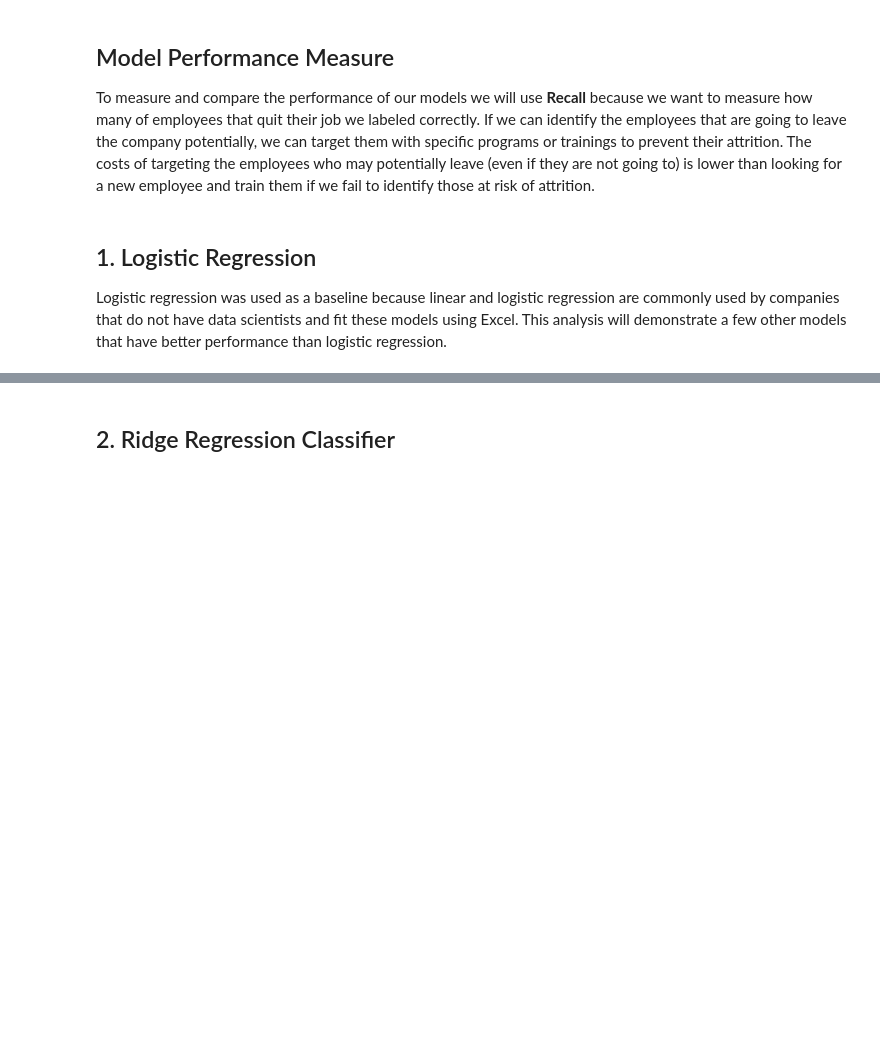
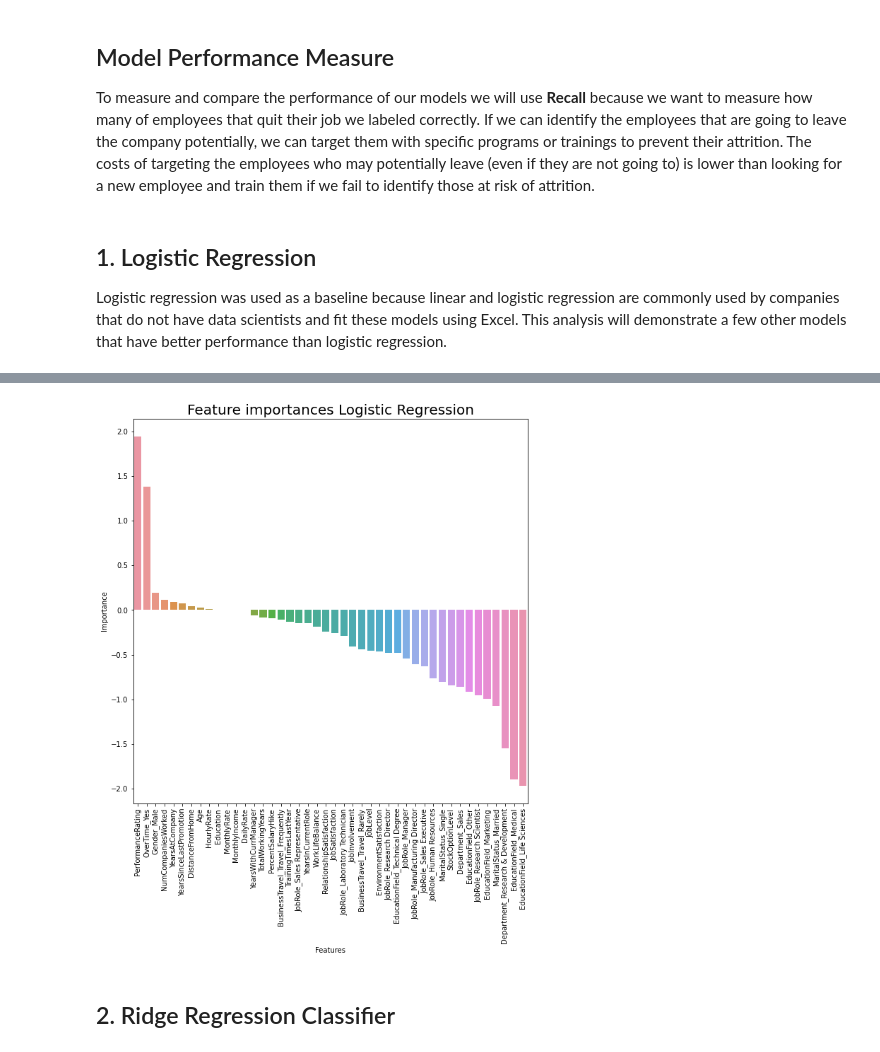
Before and after one commit to vita-levytska/HR-Analytics, a Jupyter notebook: HR-Analytics-Models.ipynb, the cells around one changed output, grey strips where cells are left out. Cells and saved outputs as stored; diff of their text form; code cells hidden in the pictures; blank space fills up the shorter version.

Commit message:
Updated model, added graphs

```diff
--- a/HR-Analytics-Models.ipynb
+++ b/HR-Analytics-Models.ipynb
@@ -156,3 +153,17 @@ weighted avg       0.79      0.79      0.79       368
+# %%
+lg_var_importance = pd.DataFrame(data={
+    'Features': feat_train_sampled.columns,
+    'Importance': lg.coef_[0]
+})
+lg_var_importance = lg_var_importance.sort_values(by='Importance', ascending=False)
+
+fig, ax = plt.subplots(figsize=(10,10))
+sns.barplot(x=lg_var_importance['Features'], y=lg_var_importance['Importance'], ax=ax)
+plt.title('Feature importances Logistic Regression', size=20)
+plt.xticks(rotation='vertical')
+plt.show()
+# %% [output]
+[figure, added]
 # %% [markdown]
 <a id='ridge-reg'></a>
 ## 2. Ridge Regression Classifier
```
Also changed, not shown: parts of 24 cells of this notebook.
